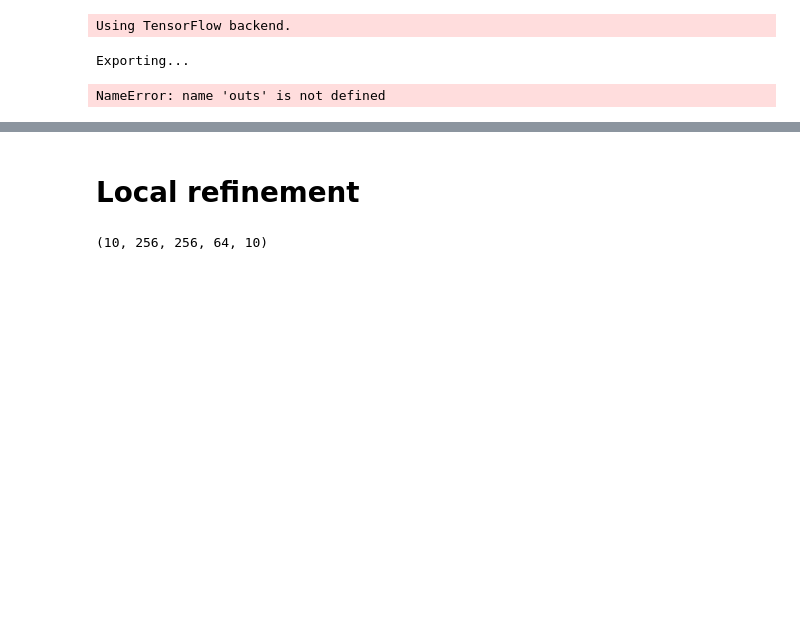
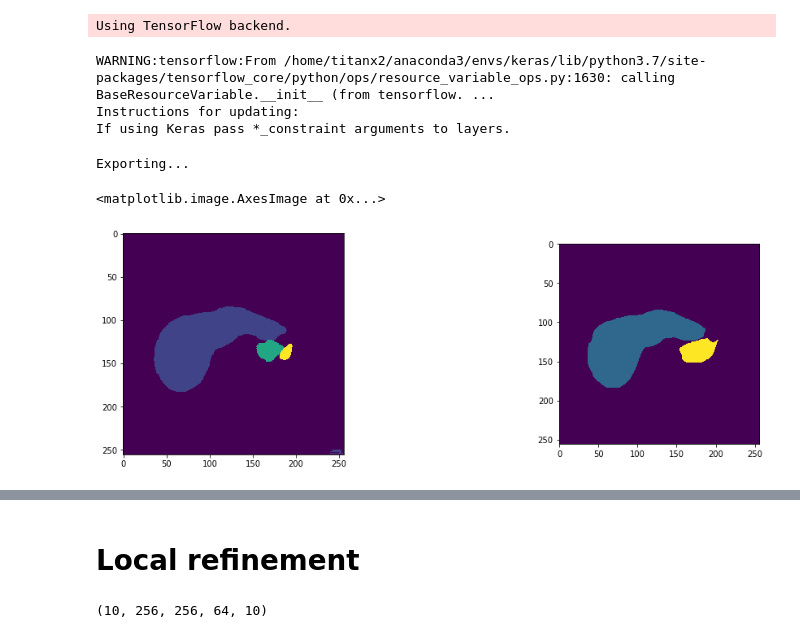
Before and after one commit to imadtoubal/3D-UNET, a Jupyter notebook: test_patches.ipynb, the cells around one changed output, grey strips where cells are left out. Saved outputs shown, nothing was run; the diff lists cells and outputs as text; code cells hidden in the pictures; blank space fills up the shorter version.

```diff
--- a/test_patches.ipynb
+++ b/test_patches.ipynb
@@ -18,7 +19,11 @@ Xx, Y, paths  = load_dataset('data_full/test/', return_paths=True, addcoords=Tru
 Using TensorFlow backend.
 # %%
 model = scSEunet(256, 256, 64, 1)
-model.load_weights('models/256_model_scseunet2_fl.p5')
+model.load_weights('ckpt/256_model_scseunet2_fl.p5')
+# %% [output]
+WARNING:tensorflow:From /home/titanx2/anaconda3/envs/keras/lib/python3.7/site-packages/tensorflow_core/python/ops/resource_variable_ops.py:1630: calling BaseResourceVariable.__init__ (from tensorflow. ...
+Instructions for updating:
+If using Keras pass *_constraint arguments to layers.
 # %%
 outs = model.predict(X, batch_size=1)
 # %%
@@ -56,14 +61,15 @@ seg = ind2onehot(outs.argmax(axis=-1))
 # %%
 seg_global = outs.argmax(axis=-1)
 seg_actual = Y.argmax(axis=-1)
-
+slc = 20
 plt.figure(figsize=(15,5))
 plt.subplot(121)
 plt.imshow(seg_global[9,:,:,slc])
 plt.subplot(133)
 plt.imshow(seg_actual[9,:,:,slc])
 # %% [output]
-NameError: name 'outs' is not defined
+<matplotlib.image.AxesImage at 0x...>
+[figure, added]
 # %%
 summary(ind2onehot(seg_global), Y)
 # %% [output]
```
Also changed, not shown: parts of 9 cells of this notebook.
